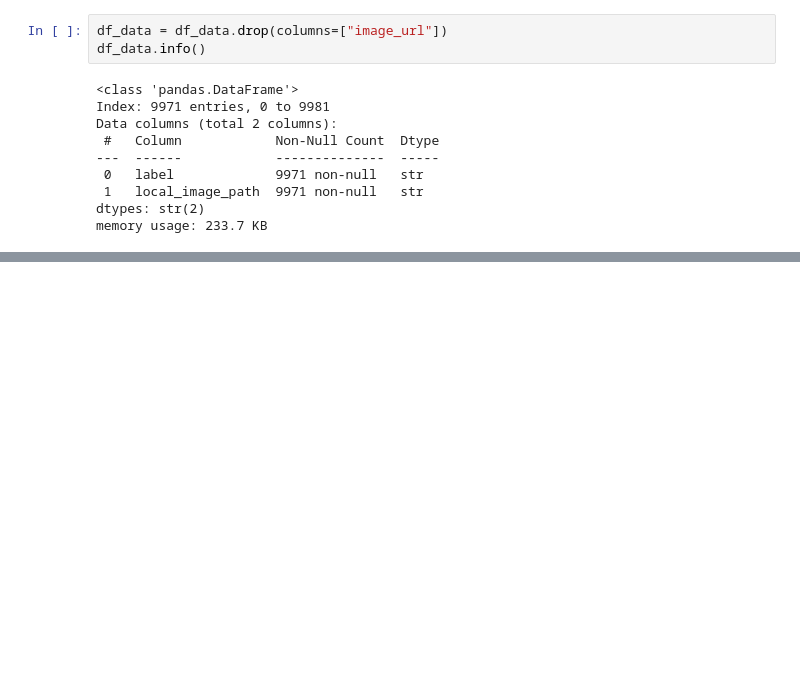
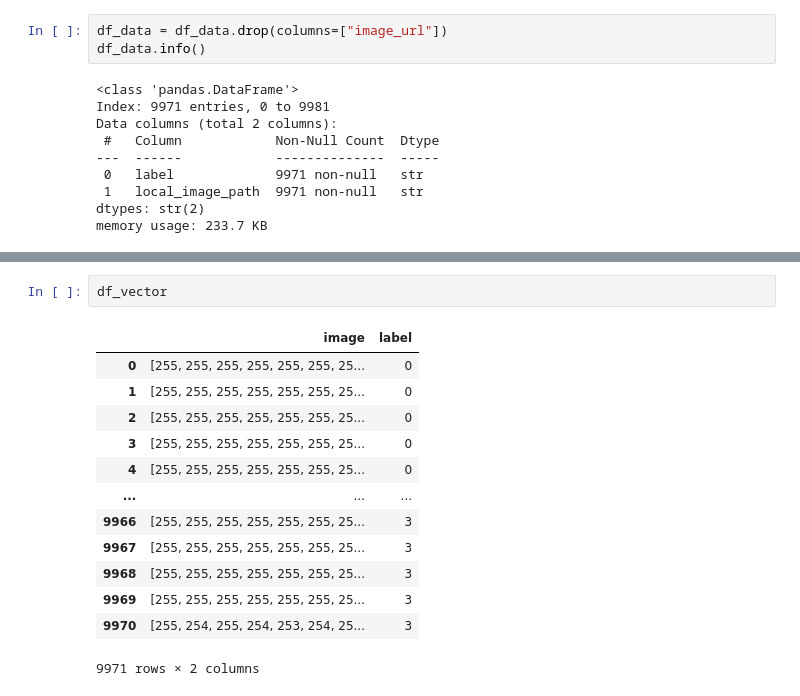
Before and after one commit to Latency-Zero-tfm/HardVisionAI, a Jupyter notebook: notebooks/dataset_03.ipynb, the cells around one changed output, grey strips where cells are left out. Saved outputs shown, nothing was run; the diff lists cells and outputs as text; blank space fills up the shorter version.

```diff
--- a/notebooks/dataset_03.ipynb
+++ b/notebooks/dataset_03.ipynb
@@ -141,0 +286,16 @@ En este apartado se hara que todas las imagenes tengan la misma proporcion.
+# %%
+df_vector
+# %% [output]
+|  | image | label |
+| 0 | [255, 255, 255, 255, 255, 255, 25... | 0 |
+| 1 | [255, 255, 255, 255, 255, 255, 25... | 0 |
+| 2 | [255, 255, 255, 255, 255, 255, 25... | 0 |
+| 3 | [255, 255, 255, 255, 255, 255, 25... | 0 |
+| 4 | [255, 255, 255, 255, 255, 255, 25... | 0 |
+| ... | ... | ... |
+| 9966 | [255, 255, 255, 255, 255, 255, 25... | 3 |
+| 9967 | [255, 255, 255, 255, 255, 255, 25... | 3 |
+| 9968 | [255, 255, 255, 255, 255, 255, 25... | 3 |
+| 9969 | [255, 255, 255, 255, 255, 255, 25... | 3 |
+| 9970 | [255, 254, 255, 254, 253, 254, 25... | 3 |
+9971 rows × 2 columns
```
Also changed, not shown: parts of 20 cells of this notebook, 3 other files.
